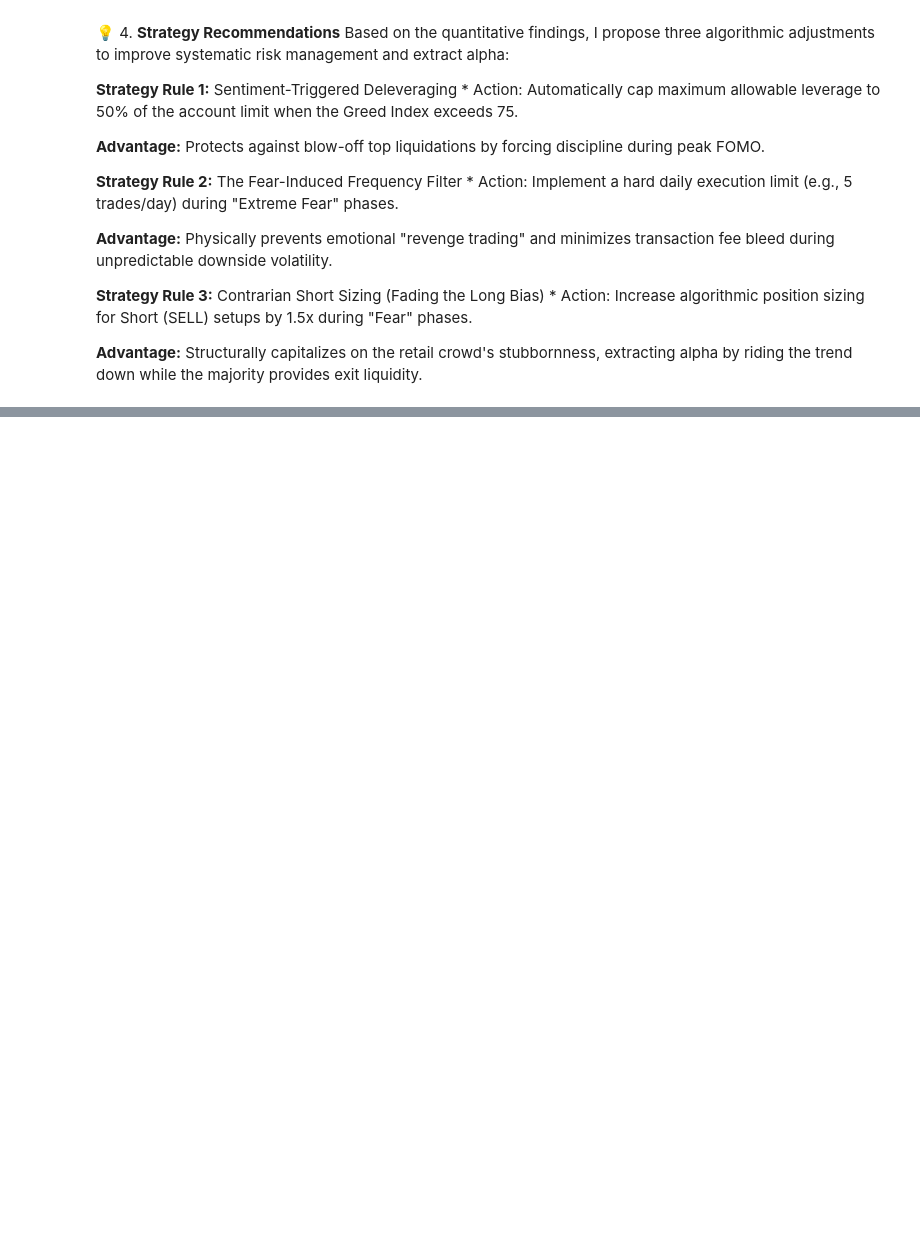
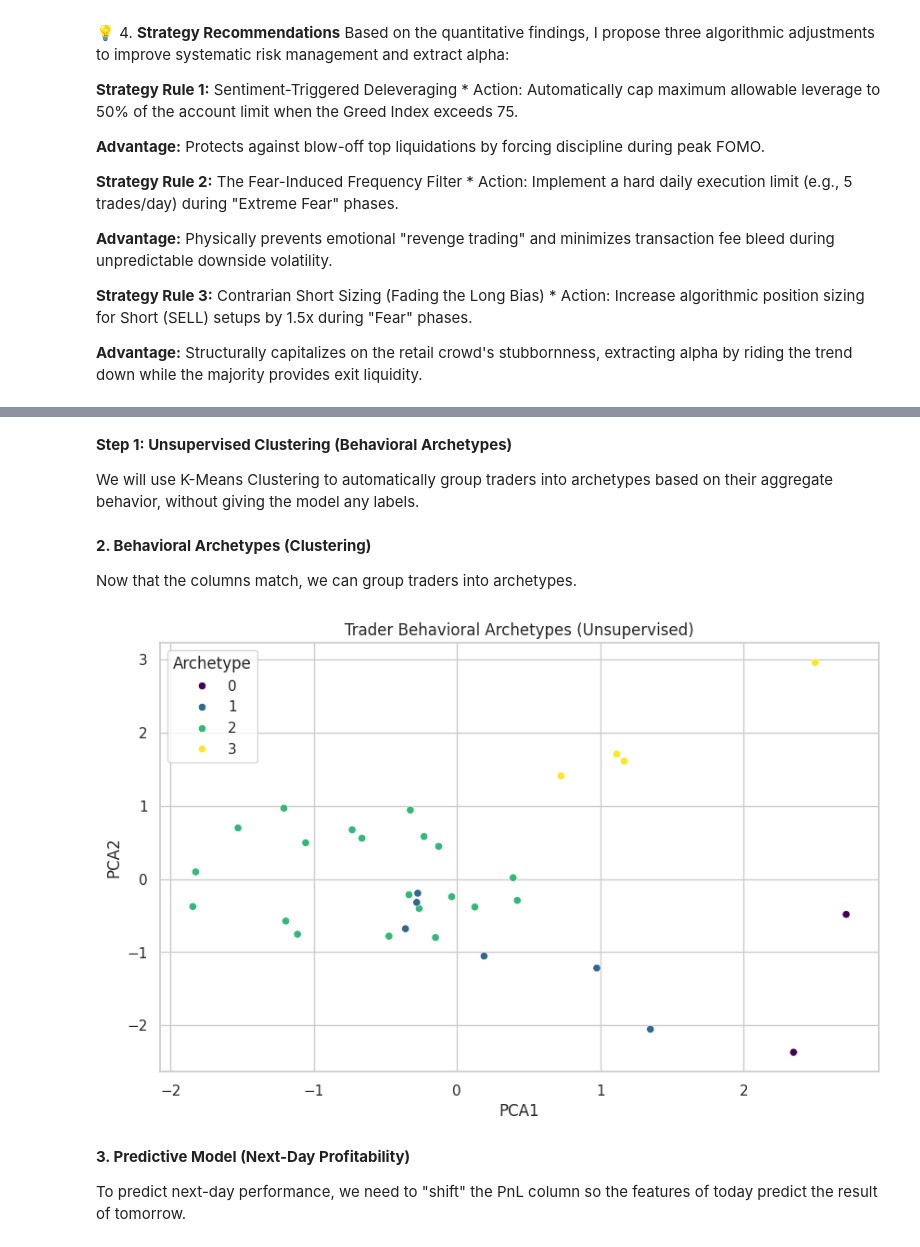
Before and after one commit to nitishpatel19/trader-sentiment-analysis, a Jupyter notebook: trader_behavior_analysis.ipynb, the cells around one changed output, grey strips where cells are left out. Cells and saved outputs as stored; diff of their text form; code cells hidden in the pictures; blank space fills up the shorter version.

```diff
--- a/trader_behavior_analysis.ipynb
+++ b/trader_behavior_analysis.ipynb
@@ -932,0 +988,50 @@ Based on the quantitative findings, I propose three algorithmic adjustments to i
+# %% [markdown]
+**Step 1: Unsupervised Clustering (Behavioral Archetypes)**
+
+We will use K-Means Clustering to automatically group traders into archetypes based on their aggregate behavior, without giving the model any labels.
+# %%
+# Re-calculating with the missing 'avg_trade_size' at the trader level
+trader_overall_metrics = historical_data_df.groupby('Account').agg(
+    total_trades=('Trade ID', 'count'),
+    winning_trades=('Closed PnL', lambda x: (x > 0).sum()),
+    avg_leverage_per_trader=('leverage', 'mean'),
+    avg_trade_size_overall=('Size USD', 'mean') # Added this column
+).reset_index()
+
+trader_overall_metrics['win_rate'] = trader_overall_metrics['winning_trades'] / trader_overall_metrics['total_trades']
+# %% [markdown]
+**2. Behavioral Archetypes (Clustering)**
+
+Now that the columns match, we can group traders into archetypes.
+# %%
+from sklearn.cluster import KMeans
+from sklearn.preprocessing import StandardScaler
+from sklearn.decomposition import PCA
+
+# 1. Select clustering features
+cluster_features = ['avg_leverage_per_trader', 'total_trades', 'win_rate', 'avg_trade_size_overall']
+cluster_data = trader_overall_metrics[cluster_features].dropna()
+
+# 2. Scale and Cluster
+scaler = StandardScaler()
+scaled_data = scaler.fit_transform(cluster_data)
+
+kmeans = KMeans(n_clusters=4, random_state=42, n_init=10)
+trader_overall_metrics['Archetype'] = kmeans.fit_predict(scaled_data)
+
+# 3. Visualize
+pca = PCA(n_components=2)
+pca_comp = pca.fit_transform(scaled_data)
+trader_overall_metrics['PCA1'], trader_overall_metrics['PCA2'] = pca_comp[:, 0], pca_comp[:, 1]
+
+plt.figure(figsize=(10, 6))
+sns.scatterplot(data=trader_overall_metrics, x='PCA1', y='PCA2', hue='Archetype', palette='viridis')
+plt.title('Trader Behavioral Archetypes (Unsupervised)')
+plt.savefig('trader_clusters.png')
+plt.show()
+# %% [output]
+[figure, added]
+# %% [markdown]
+**3. Predictive Model (Next-Day Profitability)**
+
+To predict next-day performance, we need to "shift" the PnL column so the features of today predict the result of tomorrow.
```
Also changed, not shown: parts of 8 cells of this notebook.
